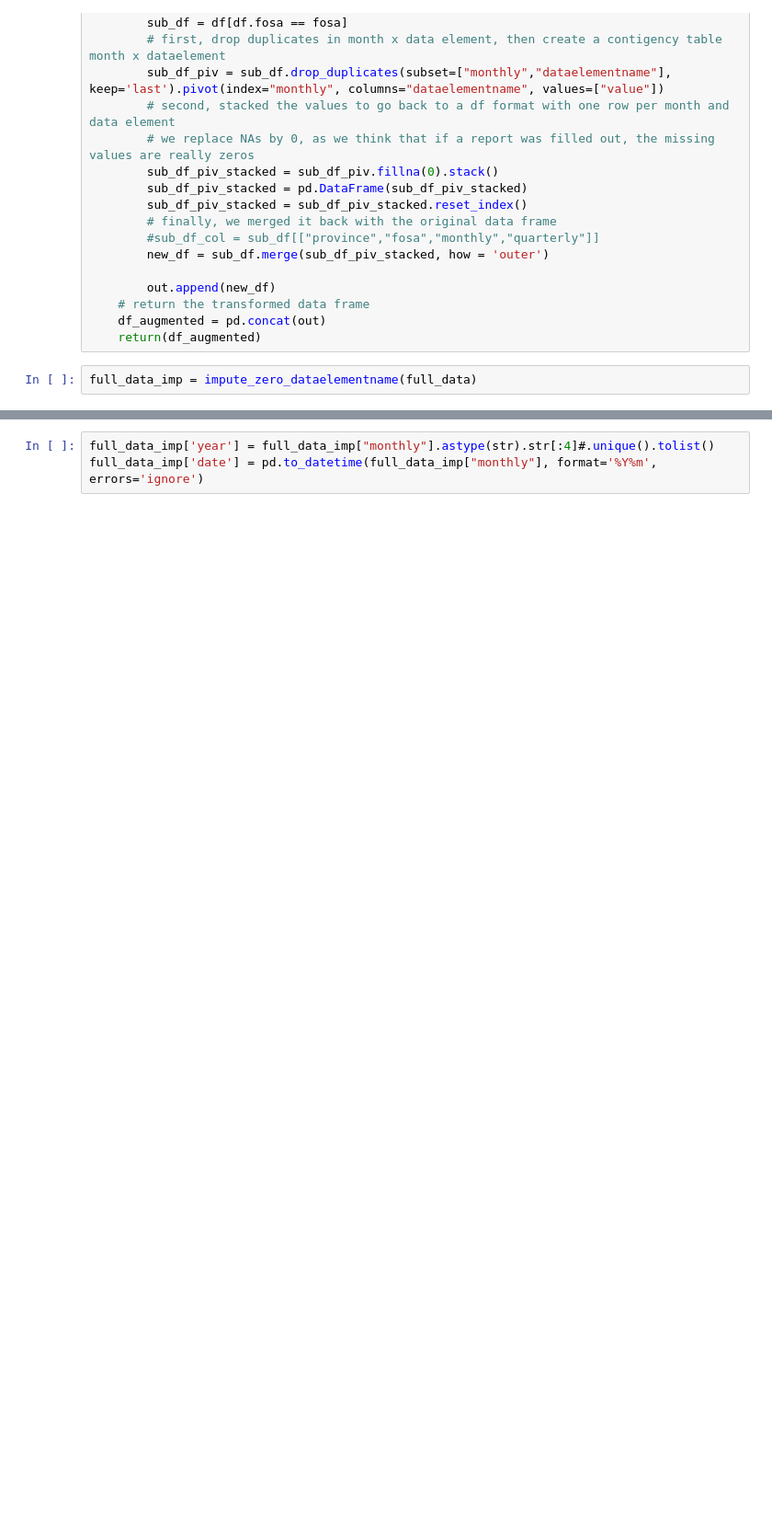
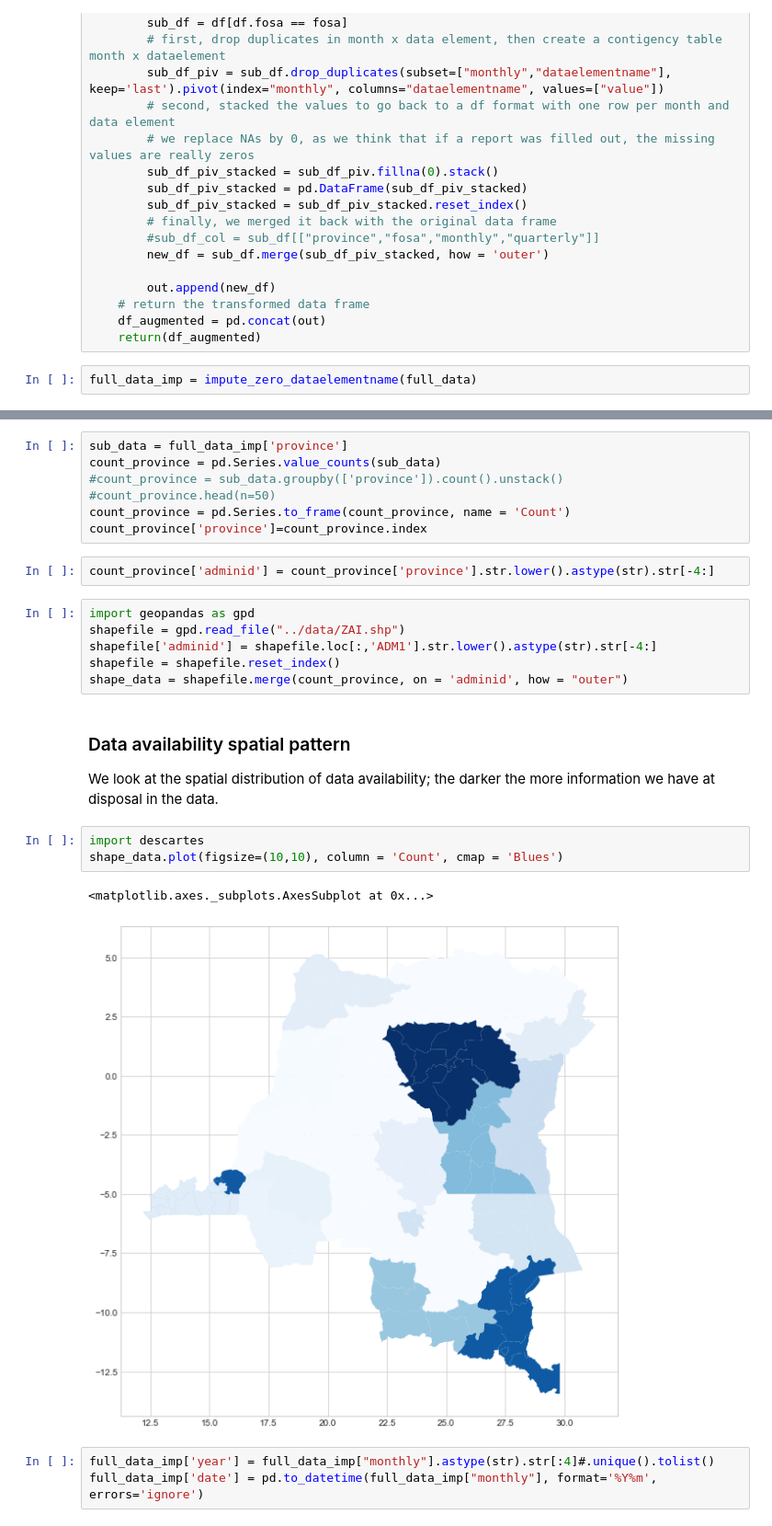
Before and after one commit to BLSQ/hivdr, a Jupyter notebook: notebooks/StatDesc_fullData.ipynb, the cells around one changed output, grey strips where cells are left out. Shown: that part at 92% size. Saved outputs shown, nothing was run; the diff lists cells and outputs as text; blank space fills up the shorter version.

```diff
--- a/notebooks/StatDesc_fullData.ipynb
+++ b/notebooks/StatDesc_fullData.ipynb
@@ -128,3 +98,27 @@ with plt.style.context('ggplot'):
+# %%
+sub_data = full_data_imp['province']
+count_province = pd.Series.value_counts(sub_data)
+#count_province = sub_data.groupby(['province']).count().unstack()
+#count_province.head(n=50)
+count_province = pd.Series.to_frame(count_province, name = 'Count')
+count_province['province']=count_province.index
+# %%
+count_province['adminid'] = count_province['province'].str.lower().astype(str).str[-4:]
+# %%
+import geopandas as gpd
+shapefile = gpd.read_file("../data/ZAI.shp")
+shapefile['adminid'] = shapefile.loc[:,'ADM1'].str.lower().astype(str).str[-4:]
+shapefile = shapefile.reset_index()
+shape_data = shapefile.merge(count_province, on = 'adminid', how = "outer")
+# %% [markdown]
+### Data availability spatial pattern
+We look at the spatial distribution of data availability; the darker the more information we have at disposal in the data.
+# %%
+import descartes
+shape_data.plot(figsize=(10,10), column = 'Count', cmap = 'Blues')
+# %% [output]
+<matplotlib.axes._subplots.AxesSubplot at 0x...>
+[figure, added]
 # %%
 full_data_imp['year'] = full_data_imp["monthly"].astype(str).str[:4]#.unique().tolist()
 full_data_imp['date'] = pd.to_datetime(full_data_imp["monthly"], format='%Y%m', errors='ignore')
```
Also changed, not shown: parts of 19 cells of this notebook, 1 other file.
